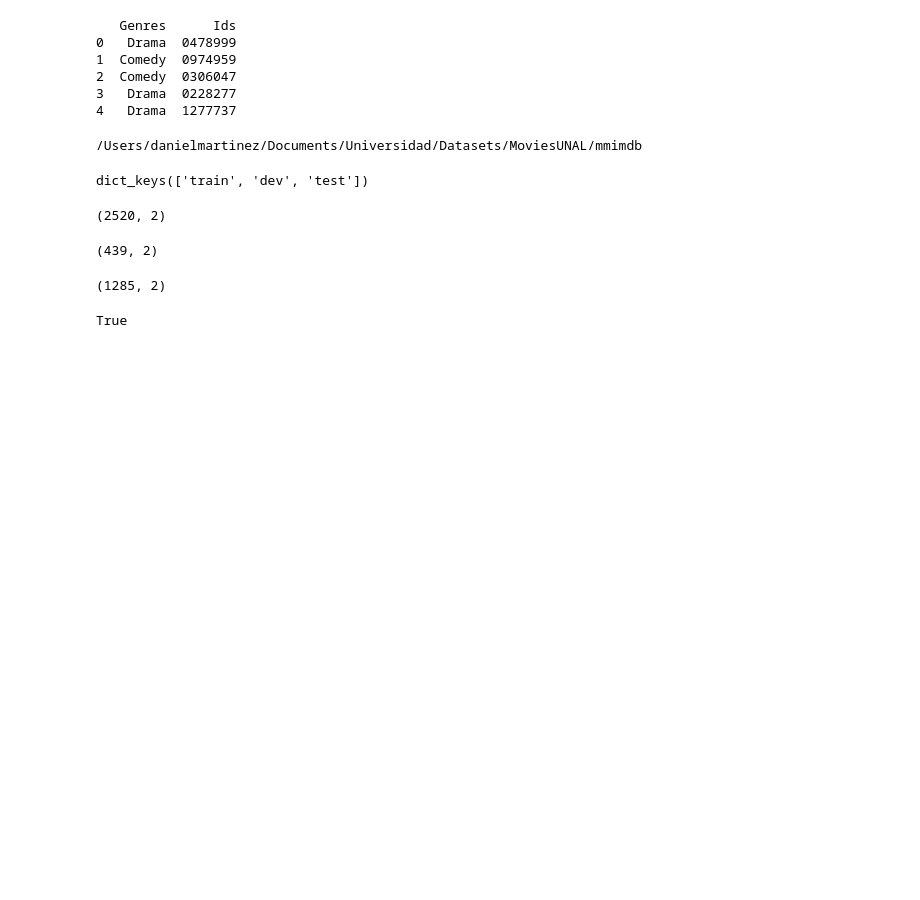
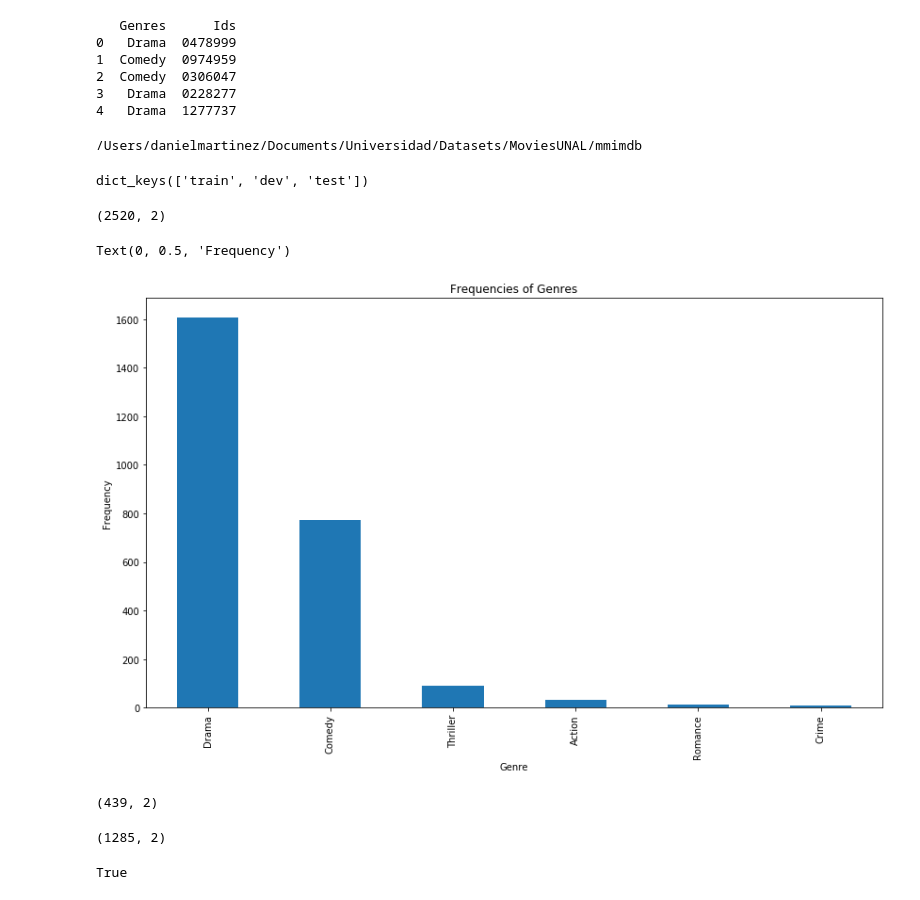
Before and after one commit to juanse1608/Courses, a Jupyter notebook: Jupyters/Notebooks/ML-Assignment 4 (Movies) .ipynb, the cells around one changed output. Saved outputs shown, nothing was run; the diff lists cells and outputs as text; code cells hidden in the pictures; blank space fills up the shorter version.

```diff
--- a/Jupyters/Notebooks/ML-Assignment 4 (Movies) .ipynb
+++ b/Jupyters/Notebooks/ML-Assignment 4 (Movies) .ipynb
@@ -162,6 +169,13 @@ train_genres = pd.merge(movies_data, train_ids, on='Ids', how='inner')
 train_genres.shape
 # %% [output]
 (2520, 2)
+# %%
+ax = train_genres['Genres'].value_counts().plot(kind='bar', figsize=(14,8), title="Frequencies of Genres")
+ax.set_xlabel("Genre")
+ax.set_ylabel("Frequency")
+# %% [output]
+Text(0, 0.5, 'Frequency')
+[figure, added]
 # %%
 dev_genres = pd.merge(movies_data, dev_ids, on='Ids', how='inner')
 dev_genres.shape
```
Also changed, not shown: parts of 6 cells of this notebook.
